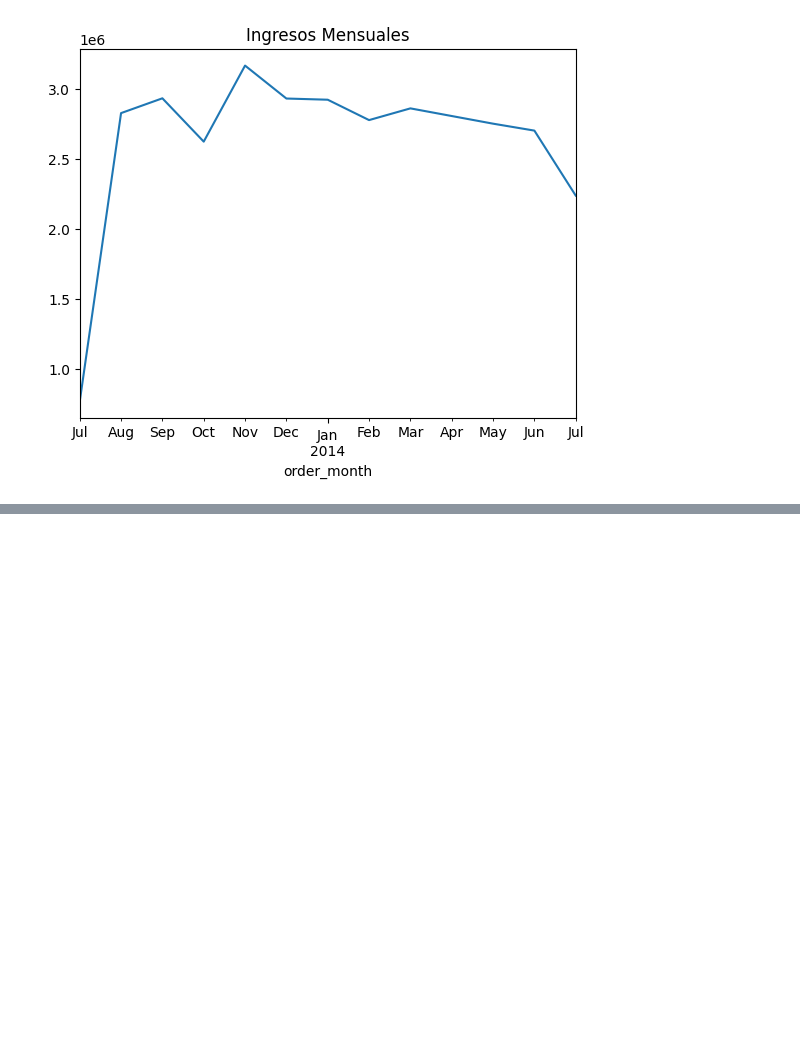
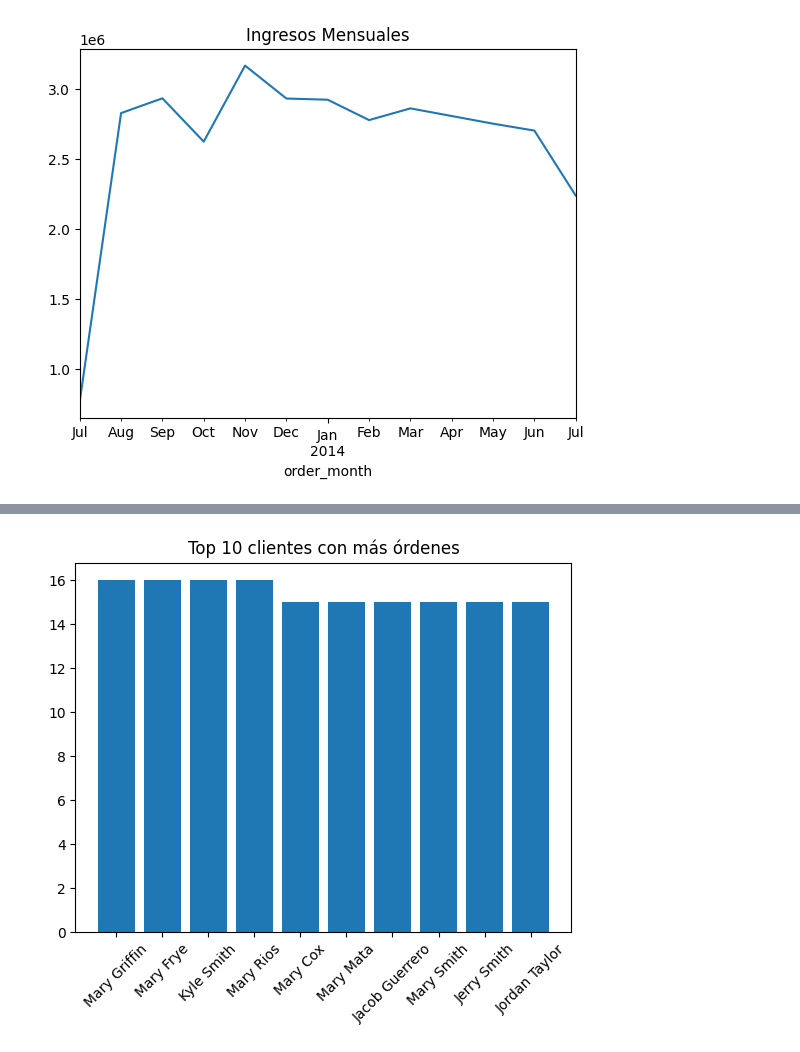
Before and after one commit to SOTO729/Python-Datapath, a Jupyter notebook: Sesion4/2.Visualizacion_retail.ipynb, the cells around one changed output, grey strips where cells are left out. Saved outputs shown, nothing was run; the diff lists cells and outputs as text; code cells hidden in the pictures; blank space fills up the shorter version.

```diff
--- a/Sesion4/2.Visualizacion_retail.ipynb
+++ b/Sesion4/2.Visualizacion_retail.ipynb
@@ -156,0 +284,5 @@ plt.show()
+# %%
+#Top clientes con más pedidos / bar
+top_customers=df_orders['order_customer_id'].value_counts().head(10)
+top_customers=top_customers.reset_index()
+top_customers
@@ -156,0 +301,3 @@ plt.show()
+# %%
+top_customers=top_customers.merge(df_customers[['customer_id','customer_fname','customer_lname']],right_on='customer_id',left_on='order_customer_id')
+top_customers
@@ -156,0 +316,9 @@ plt.show()
+# %%
+x=top_customers['customer_fname']+' '+top_customers['customer_lname']
+y=top_customers['count']
+plt.bar(x,y)
+plt.title('Top 10 clientes con más órdenes')
+plt.xticks(rotation=45)
+plt.show()
+# %% [output]
+[figure, added]
```
Also changed, not shown: parts of 16 cells of this notebook.
